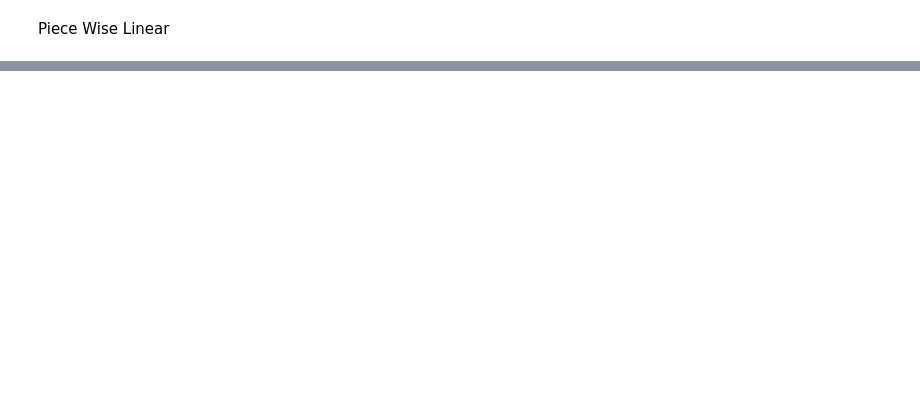
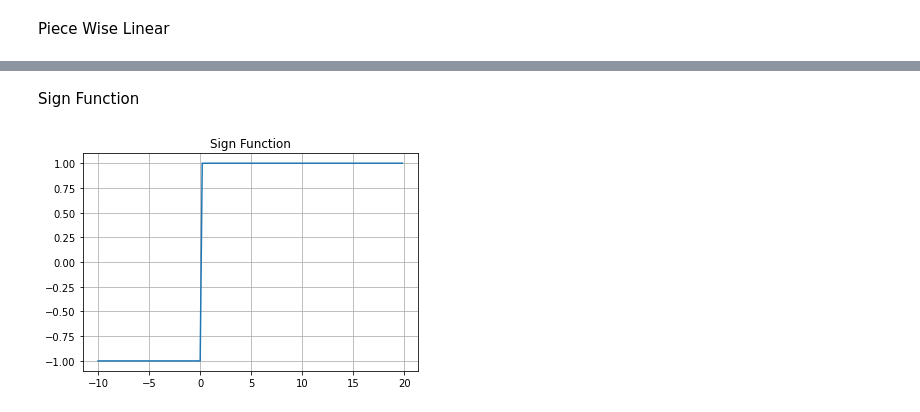
Before and after one commit to thebabycode/Neural-Networks-and-Deep-Learning, a Jupyter notebook: NNDL_Lab1.ipynb, the cells around one changed output, grey strips where cells are left out. Cells and saved outputs as stored; diff of their text form; code cells hidden in the pictures; blank space fills up the shorter version.

```diff
--- a/NNDL_Lab1.ipynb
+++ b/NNDL_Lab1.ipynb
@@ -53,0 +72,18 @@ plt.show()
+# %% [markdown]
+Sign Function
+# %%
+x = np.arange(-10,20,0.2)
+y = []
+for i in x:
+   if i < 0:
+     y.append(-1)
+   elif i == 0:
+     y.append(0)
+   elif i>0:
+     y.append(1)
+
+plt.plot(x,y)
+plt.title("Sign Function")
+plt.grid()
+# %% [output]
+[figure, added]
```
Also changed, not shown: parts of 17 cells of this notebook.
